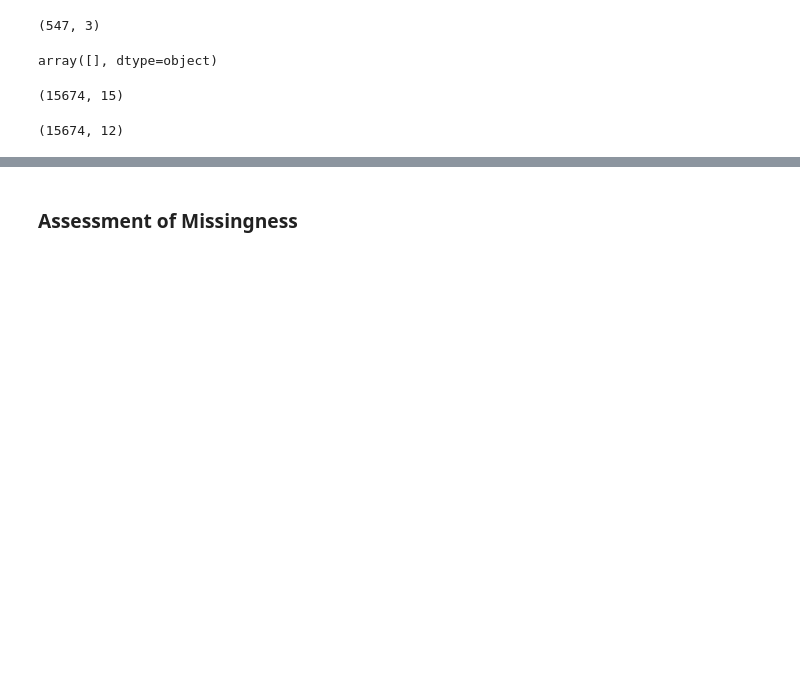
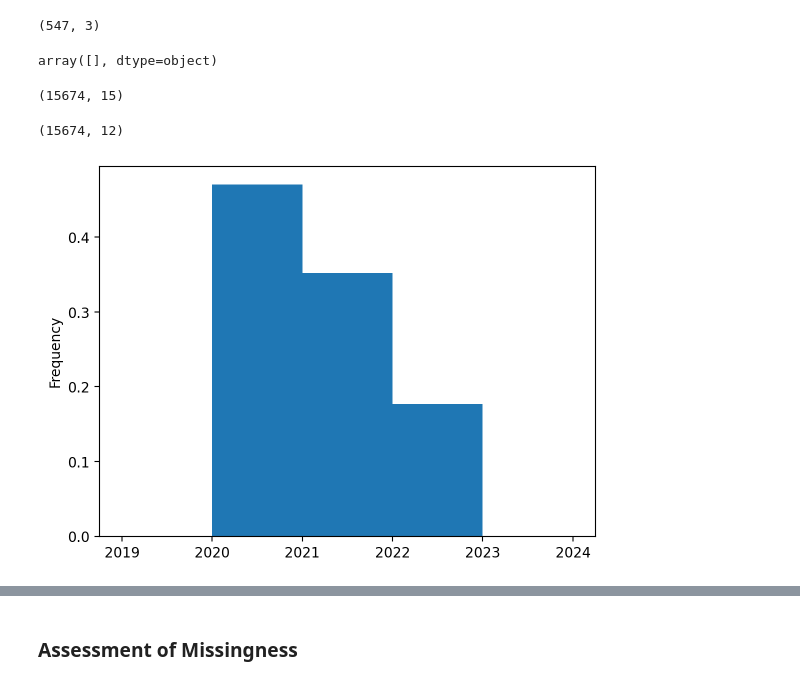
Before and after one commit to noodleslove/House-of-Representative-Analysis, a Jupyter notebook: projects/03-topic/assignment/stocks.ipynb, the cells around one changed output, grey strips where cells are left out. Cells and saved outputs as stored; diff of their text form; code cells hidden in the pictures; blank space fills up the shorter version.

```diff
--- a/projects/03-topic/assignment/stocks.ipynb
+++ b/projects/03-topic/assignment/stocks.ipynb
@@ -93,6 +133,9 @@ cleaned['transaction_date'] = pd.to_datetime(cleaned['transaction_date'], errors
 # change `ticker` null values
 cleaned['ticker'] = cleaned['ticker'].replace('--', np.NaN)
 
+# cahnge `owner` null values
+cleaned['owner'] = cleaned['owner'].replace('--', np.NaN)
+
 # convert `amount` to categorical type
 cleaned['amount'] = pd.Categorical(cleaned['amount'])
 
@@ -282,3 +310,7 @@ combined.shape
 transactions.shape
 # %% [output]
 (15674, 12)
+# %%
+combined['disclosure_year'].plot(kind='hist', density=True, bins=range(2019,2025,1));
+# %% [output]
+[figure, added]
```
Also changed, not shown: parts of 34 cells of this notebook.
